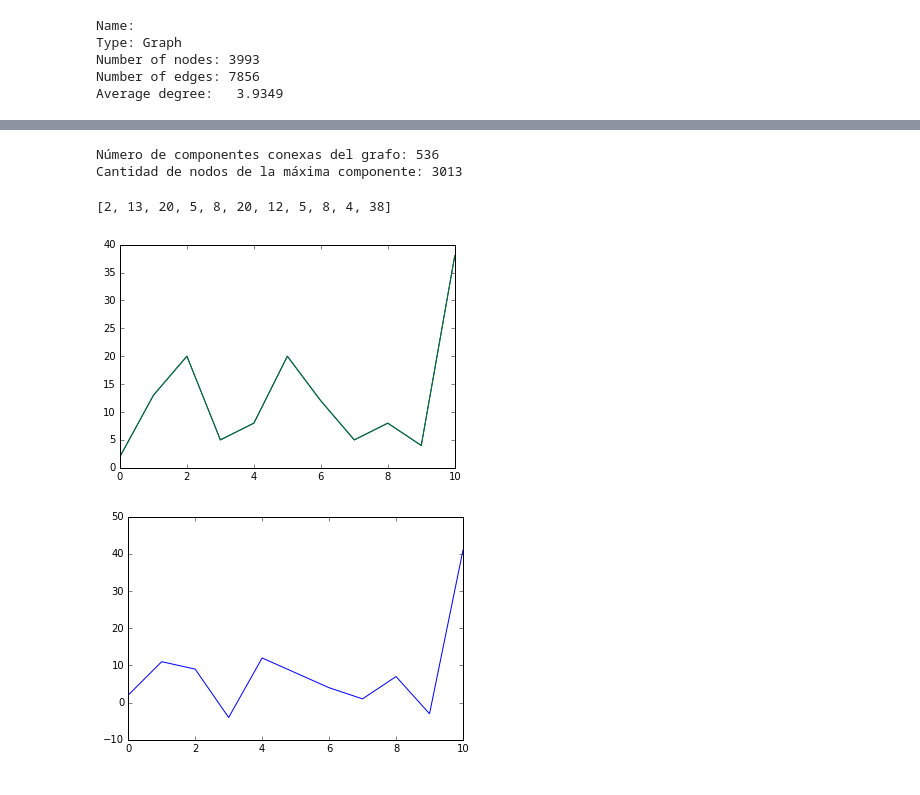
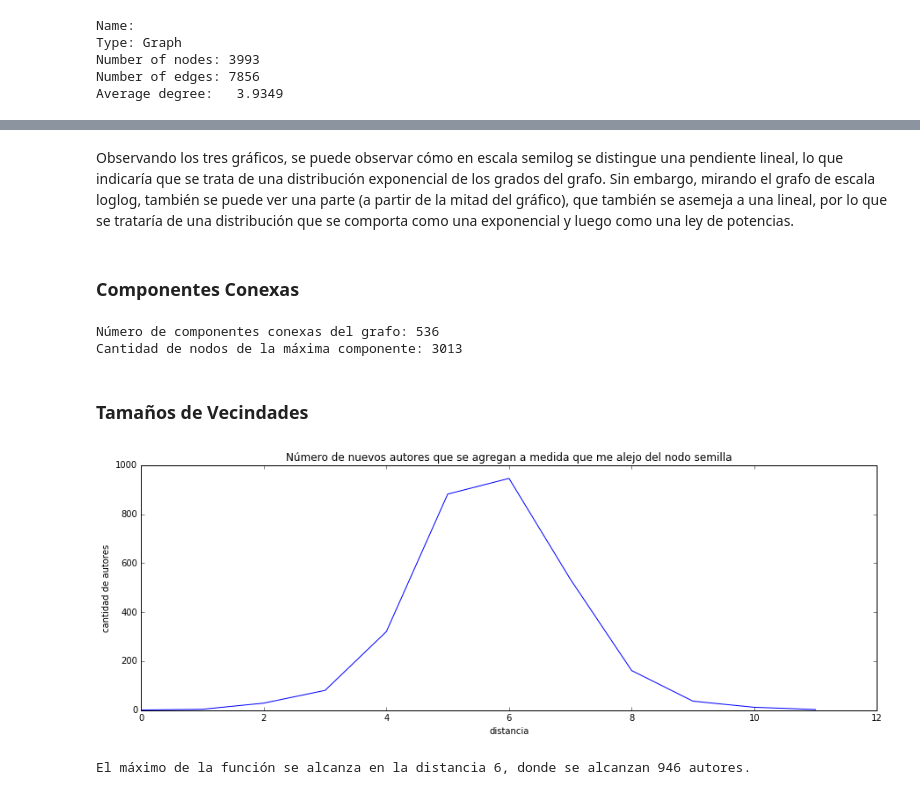
Before and after one commit to axelmaddonni/cienciadatos, a Jupyter notebook: tp4/Informe TP4.ipynb, the cells around one changed output, grey strips where cells are left out. Drawn from its saved outputs; the diff is of its cells as text; code cells hidden in the pictures.

```diff
--- a/tp4/Informe TP4.ipynb
+++ b/tp4/Informe TP4.ipynb
@@ -61,3 +91,7 @@ plt.show()
+# %% [markdown]
+Observando los tres gráficos, se puede observar cómo en escala semilog se distingue una pendiente lineal, lo que indicaría que se trata de una distribución exponencial de los grados del grafo. Sin embargo, mirando el grafo de escala loglog, también se puede ver una parte (a partir de la mitad del gráfico), que también se asemeja a una lineal, por lo que se trataría de una distribución que se comporta como una exponencial y luego como una ley de potencias.
+# %% [markdown]
+### Componentes Conexas
 # %%
 print "Número de componentes conexas del grafo: %s" % nx.number_connected_components(G)
 largest_cc = max(nx.connected_components(G), key=len)
@@ -111,19 +102,2 @@ a = vecindades(G)
-# %%
-#graficar los nodos alcanzados a medida que nos alejamos del nodo semilla
-plt.plot(a)
-plt.show()
-# %% [output]
-[2, 13, 20, 5, 8, 20, 12, 5, 8, 4, 38]
-[figure, removed]
-# %%
-#graficamos la cantidad de nodos que se van agregandop a medida que nos alejamos
-acumulado = 0
-b = []
-for i in a :
-    acumulado = i - acumulado
-    b.append(acumulado)
-
-plt.plot(b)
-plt.show()
-# %% [output]
-[figure, removed]
+# %% [markdown]
+### Tamaños de Vecindades
@@ -129,0 +147,13 @@ plt.show()
+# %%
+plt.figure(figsize=(15, 5))
+plt.title(("Número de nuevos autores que se agregan a medida que me alejo del nodo semilla").decode('utf-8'))
+plt.plot(agregados_por_distancia)
+plt.xlabel("distancia")
+plt.ylabel("cantidad de autores")
+plt.show()
+
+index, value = max(enumerate(agregados_por_distancia), key=operator.itemgetter(1))
+print "El máximo de la función se alcanza en la distancia %i, donde se alcanzan %i autores." % (index, value)
+# %% [output]
+[figure, added]
+El máximo de la función se alcanza en la distancia 6, donde se alcanzan 946 autores.
```
Also changed, not shown: parts of 36 cells of this notebook.
